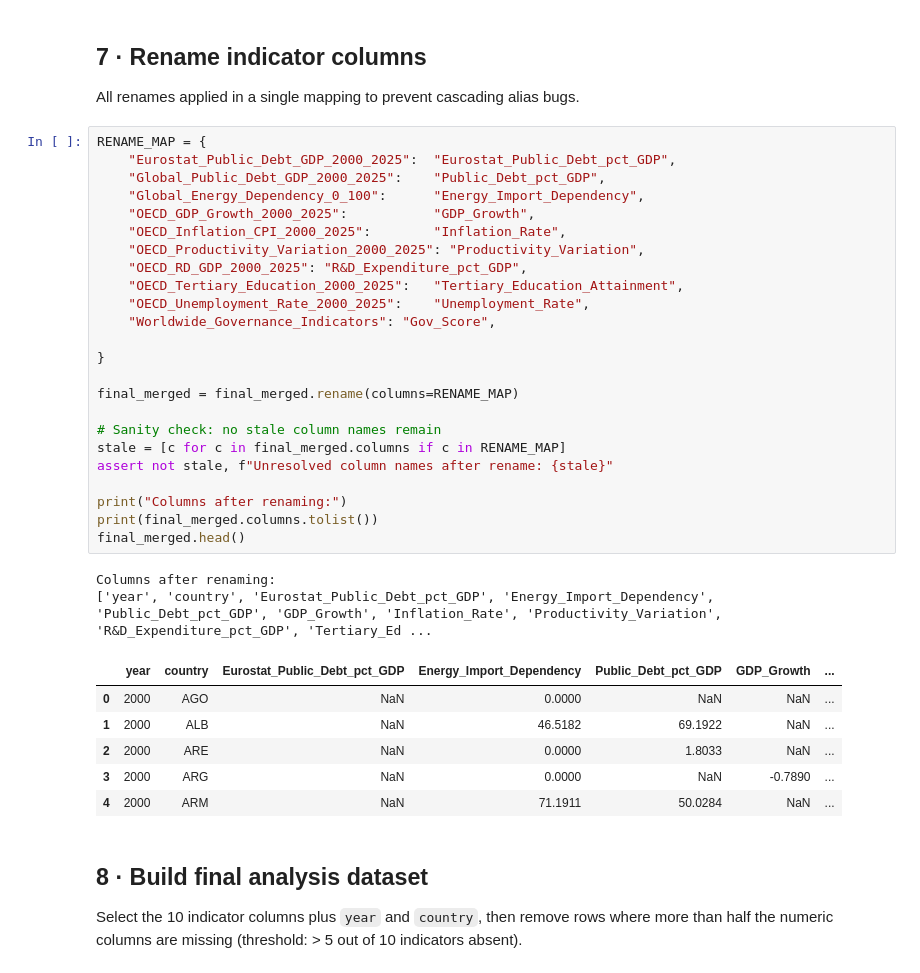
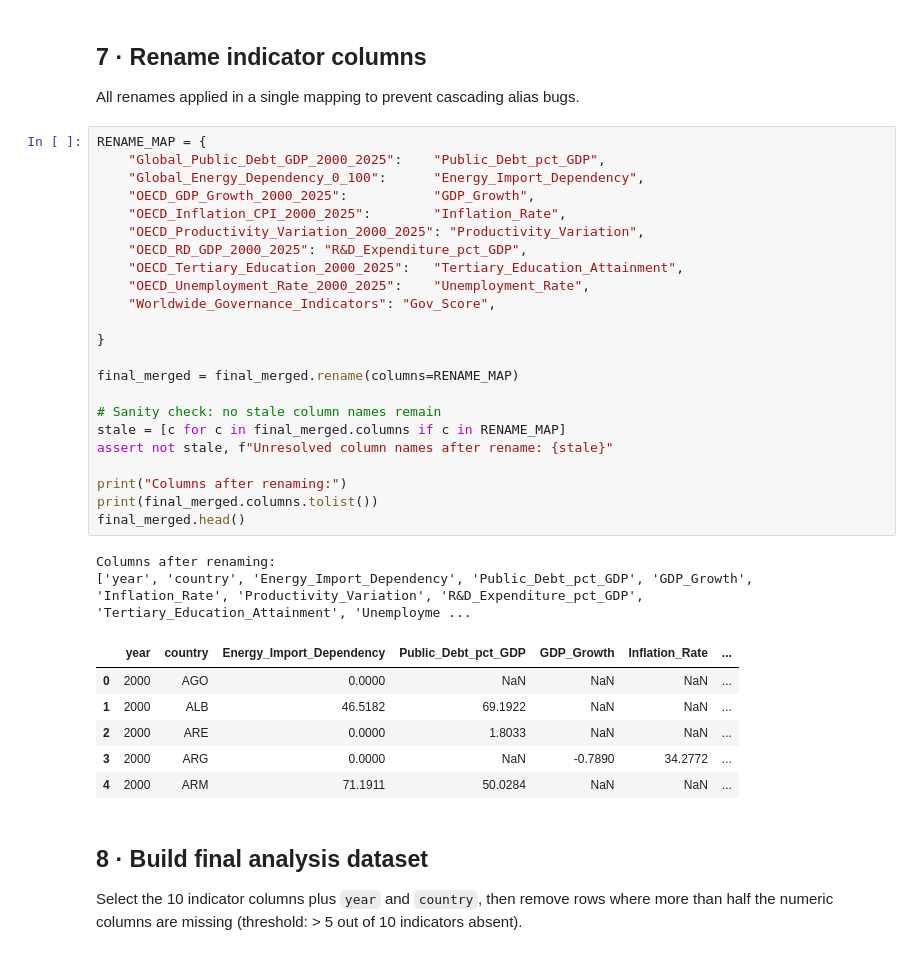
Before and after one commit to FRA-0023/Economic_Structural_Resilience_in_OECD_Countries, a Jupyter notebook: Data_Preprocessing_Clean.ipynb, the cells around one changed output. Cells and saved outputs as stored; diff of their text form.

```diff
--- a/Data_Preprocessing_Clean.ipynb
+++ b/Data_Preprocessing_Clean.ipynb
@@ -276,37 +275,36 @@ Merged panel shape: (3091, 12)
 All renames applied in a single mapping to prevent cascading alias bugs.
 # %%
 RENAME_MAP = {
-    "Eurostat_Public_Debt_GDP_2000_2025":  "Eurostat_Public_Debt_pct_GDP",
     "Global_Public_Debt_GDP_2000_2025":    "Public_Debt_pct_GDP",
     "Global_Energy_Dependency_0_100":      "Energy_Import_Dependency",
     "OECD_GDP_Growth_2000_2025":           "GDP_Growth",
     "OECD_Inflation_CPI_2000_2025":        "Inflation_Rate",
     "OECD_Productivity_Variation_2000_2025": "Productivity_Variation",
     "OECD_RD_GDP_2000_2025": "R&D_Expenditure_pct_GDP",
     "OECD_Tertiary_Education_2000_2025":   "Tertiary_Education_Attainment",
     "OECD_Unemployment_Rate_2000_2025":    "Unemployment_Rate",
     "Worldwide_Governance_Indicators": "Gov_Score",
 
 }
 
 final_merged = final_merged.rename(columns=RENAME_MAP)
 
 # Sanity check: no stale column names remain
 stale = [c for c in final_merged.columns if c in RENAME_MAP]
 assert not stale, f"Unresolved column names after rename: {stale}"
 
 print("Columns after renaming:")
 print(final_merged.columns.tolist())
 final_merged.head()
 # %% [output]
 Columns after renaming:
-['year', 'country', 'Eurostat_Public_Debt_pct_GDP', 'Energy_Import_Dependency', 'Public_Debt_pct_GDP', 'GDP_Growth', 'Inflation_Rate', 'Productivity_Variation', 'R&D_Expenditure_pct_GDP', 'Tertiary_Ed ...
+['year', 'country', 'Energy_Import_Dependency', 'Public_Debt_pct_GDP', 'GDP_Growth', 'Inflation_Rate', 'Productivity_Variation', 'R&D_Expenditure_pct_GDP', 'Tertiary_Education_Attainment', 'Unemployme ...
-|  | year | country | Eurostat_Public_Debt_pct_GDP | Energy_Import_Dependency | Public_Debt_pct_GDP | GDP_Growth | ... |
-| 0 | 2000 | AGO | NaN | 0.0000 | NaN | NaN | ... |
-| 1 | 2000 | ALB | NaN | 46.5182 | 69.1922 | NaN | ... |
-| 2 | 2000 | ARE | NaN | 0.0000 | 1.8033 | NaN | ... |
-| 3 | 2000 | ARG | NaN | 0.0000 | NaN | -0.7890 | ... |
-| 4 | 2000 | ARM | NaN | 71.1911 | 50.0284 | NaN | ... |
+|  | year | country | Energy_Import_Dependency | Public_Debt_pct_GDP | GDP_Growth | Inflation_Rate | ... |
+| 0 | 2000 | AGO | 0.0000 | NaN | NaN | NaN | ... |
+| 1 | 2000 | ALB | 46.5182 | 69.1922 | NaN | NaN | ... |
+| 2 | 2000 | ARE | 0.0000 | 1.8033 | NaN | NaN | ... |
+| 3 | 2000 | ARG | 0.0000 | NaN | -0.7890 | 34.2772 | ... |
+| 4 | 2000 | ARM | 71.1911 | 50.0284 | NaN | NaN | ... |
 # %% [markdown]
 ## 8 · Build final analysis dataset
 
```
Also changed, not shown: parts of 8 cells of this notebook, 5 other files.
